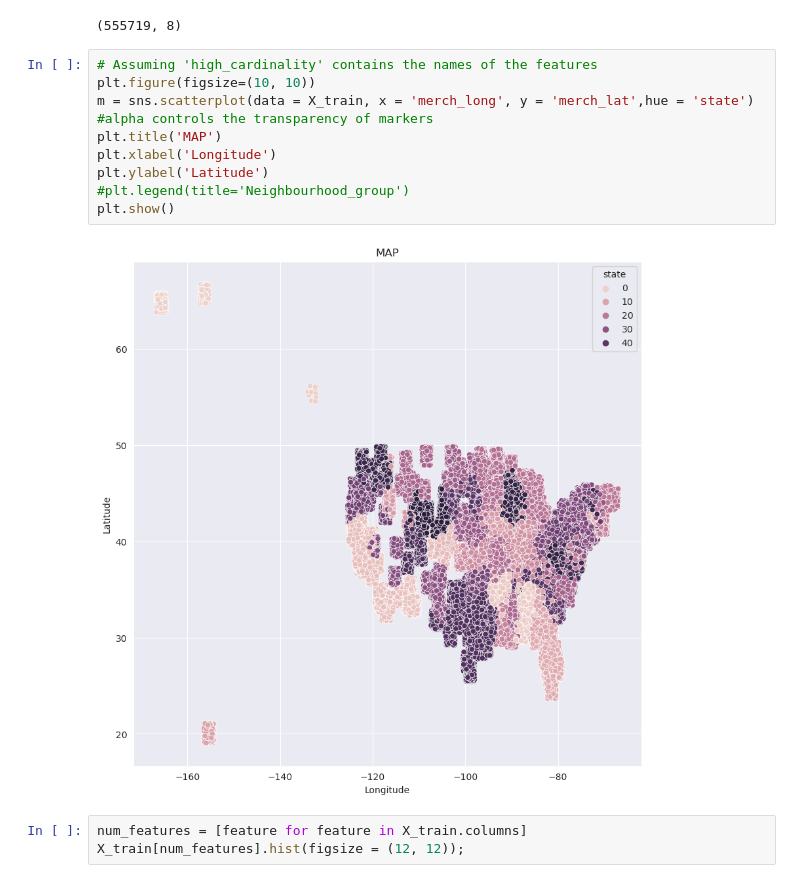
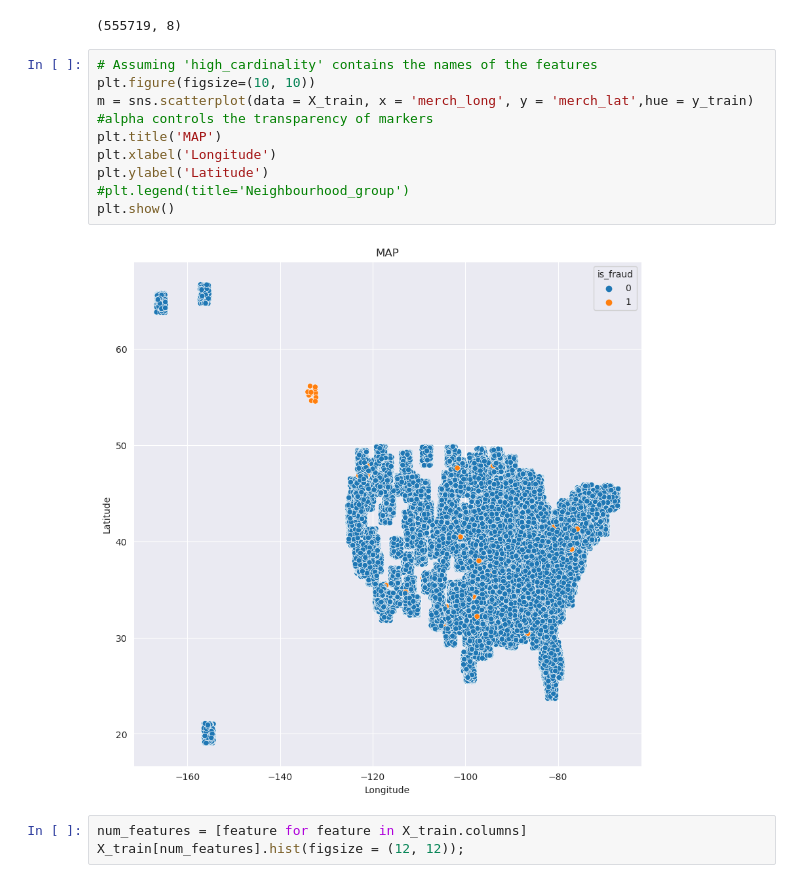
Before and after one commit to Heterohabilis/CS-UY_4563-Final-Project-Repo, a Jupyter notebook: finale_svm.ipynb, the cells around one changed output. Drawn from its saved outputs; the diff is of its cells as text.

```diff
--- a/finale_svm.ipynb
+++ b/finale_svm.ipynb
@@ -148,14 +148,14 @@ X.shape
 # %%
 # Assuming 'high_cardinality' contains the names of the features
 plt.figure(figsize=(10, 10))
-m = sns.scatterplot(data = X_train, x = 'merch_long', y = 'merch_lat',hue = 'state')  #alpha controls the transparency of markers
+m = sns.scatterplot(data = X_train, x = 'merch_long', y = 'merch_lat',hue = y_train)  #alpha controls the transparency of markers
 plt.title('MAP')
 plt.xlabel('Longitude')
 plt.ylabel('Latitude')
 #plt.legend(title='Neighbourhood_group')
 plt.show()
 # %% [output]
-[figure, old version]
+[figure, new version]
 # %%
 num_features = [feature for feature in X_train.columns]
 X_train[num_features].hist(figsize = (12, 12));
```
Also changed, not shown: parts of 1 cell of this notebook, 2 other files.
